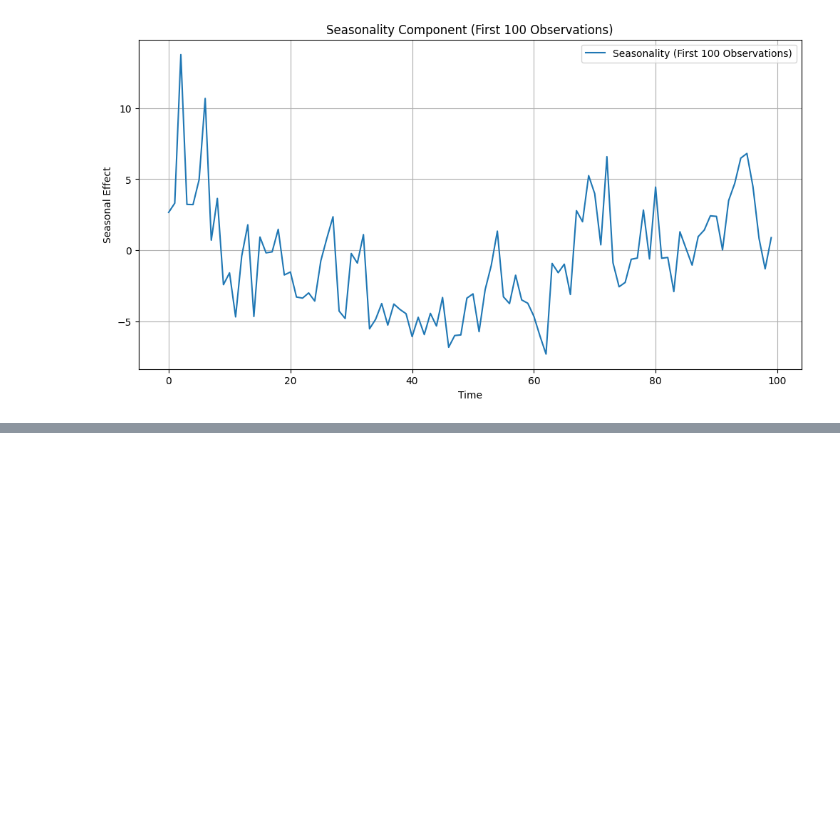
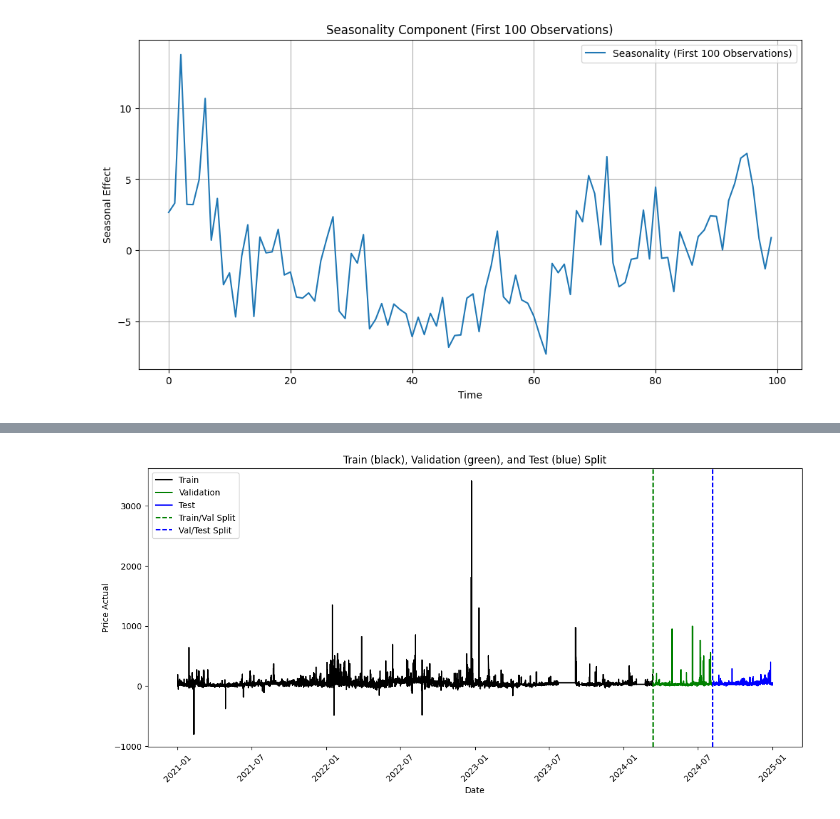
Before and after one commit to forumb94/energypricecode, a Jupyter notebook: maincode.ipynb, the cells around one changed output, grey strips where cells are left out. Saved outputs shown, nothing was run; the diff lists cells and outputs as text; code cells hidden in the pictures; blank space fills up the shorter version.

```diff
--- a/maincode.ipynb
+++ b/maincode.ipynb
@@ -593,0 +705,83 @@ KeyError: "None of [Index(['Electricity_Demand_MWh', 'Market_Price_USD_MWh', 'Te
+# %%
+# Ensure the price column exists
+if price_column not in df.columns:
+    raise KeyError(f"Column '{price_column}' not found in dataset. Available columns:\n{df.columns}")
+
+# Drop non-numeric columns (like dates & categories)
+df_numeric = df.select_dtypes(include=[np.number])
+
+# Separate features and target variable
+X = df_numeric.drop(columns=[price_column])
+y = df_numeric[[price_column]]
+
+# Function to apply PCA safely
+def apply_PCA(X_input, cum_variance, if_apply):
+    if if_apply:
+        pca = PCA(n_components=cum_variance)
+        scaler_pca = make_pipeline(MinMaxScaler(), pca)
+        X_pca = scaler_pca.fit_transform(X_input)
+        return X_pca
+    else:
+        return np.array(X_input)
+
+# Apply PCA with 80% variance retained
+params_pca = {'cum_variance': 0.8, 'if_apply': True}
+X_pca = apply_PCA(X, **params_pca)
+
+# Splitting dataset
+train_cutoff = int(0.8 * X_pca.shape[0])
+val_cutoff = int(0.9 * X_pca.shape[0])
+
+# Normalize target variable
+scaler_y = MinMaxScaler()
+scaler_y.fit(y[:train_cutoff])
+y_norm = scaler_y.transform(y)
+
+
+# Function to apply windowing
+def windowing(X_input, y_input, history_size):
+    data = []
+    labels = []
+    for i in range(history_size, len(y_input)):
+        data.append(X_input[i - history_size: i, :])
+        labels.append(y_input[i])
+    return np.array(data), np.array(labels).reshape(-1, 1)
+
+# History size for look-back
+hist_size = 24
+
+# Concatenating normalized features and target variable
+data_norm = np.concatenate((X_pca, y_norm), axis=1)
+
+# Creating training, validation, and test sets
+X_train, y_train = windowing(data_norm[:train_cutoff, :], data_norm[:train_cutoff, -1], hist_size)
+X_val, y_val = windowing(data_norm[train_cutoff:val_cutoff, :], data_norm[train_cutoff:val_cutoff, -1], hist_size)
+X_test, y_test = windowing(data_norm[val_cutoff:, :], data_norm[val_cutoff:, -1], hist_size)
+
+# Convert "Local Date" column to datetime format
+date_column = "Local Date"
+
+# Ensure the column exists
+if date_column in df.columns:
+    df[date_column] = pd.to_datetime(df[date_column])
+else:
+    raise KeyError(f"Column '{date_column}' not found in dataset. Available columns:\n{df.columns}")
+
+# Visualization of train-test split using Local Date on x-axis
+fig, axes = plt.subplots(figsize=(14, 6))
+
+axes.plot(df[date_column][:train_cutoff], y[:train_cutoff], color='black', label='Train')
+axes.plot(df[date_column][train_cutoff + 1:val_cutoff], y.iloc[train_cutoff + 1: val_cutoff], color='green', label='Validation')
+axes.plot(df[date_column][val_cutoff + 1:], y.iloc[val_cutoff + 1:], color='blue', label='Test')
+
+axes.axvline(x=df[date_column].iloc[train_cutoff], color='green', linestyle='--', label='Train/Val Split')
+axes.axvline(x=df[date_column].iloc[val_cutoff], color='blue', linestyle='--', label='Val/Test Split')
+
+axes.set_title('Train (black), Validation (green), and Test (blue) Split')
+axes.set_xlabel('Date')
+axes.set_ylabel('Price Actual')
+axes.legend()
+plt.xticks(rotation=45)  # Rotate x-axis labels for better readability
+plt.show()
+# %% [output]
+[figure, added]
```
Also changed, not shown: parts of 19 cells of this notebook.
